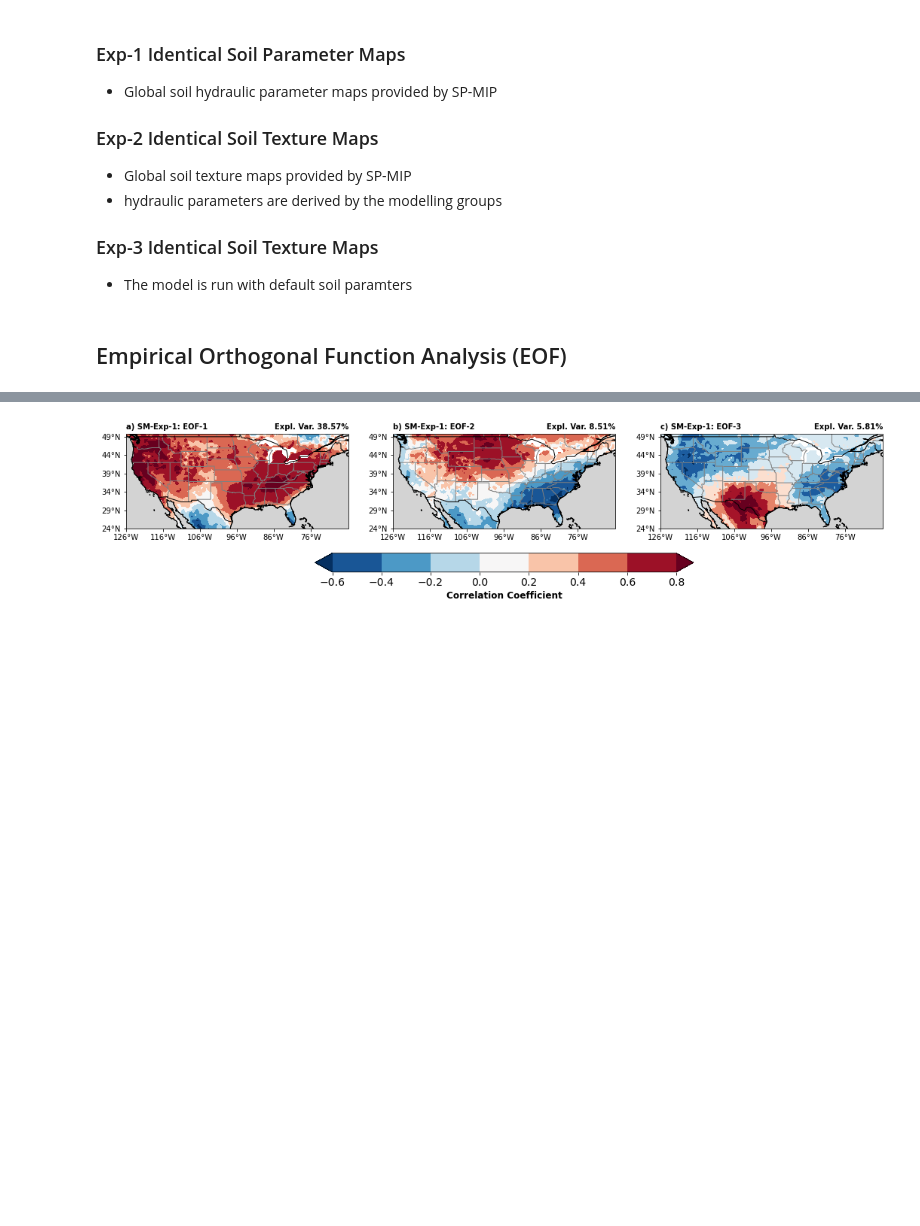
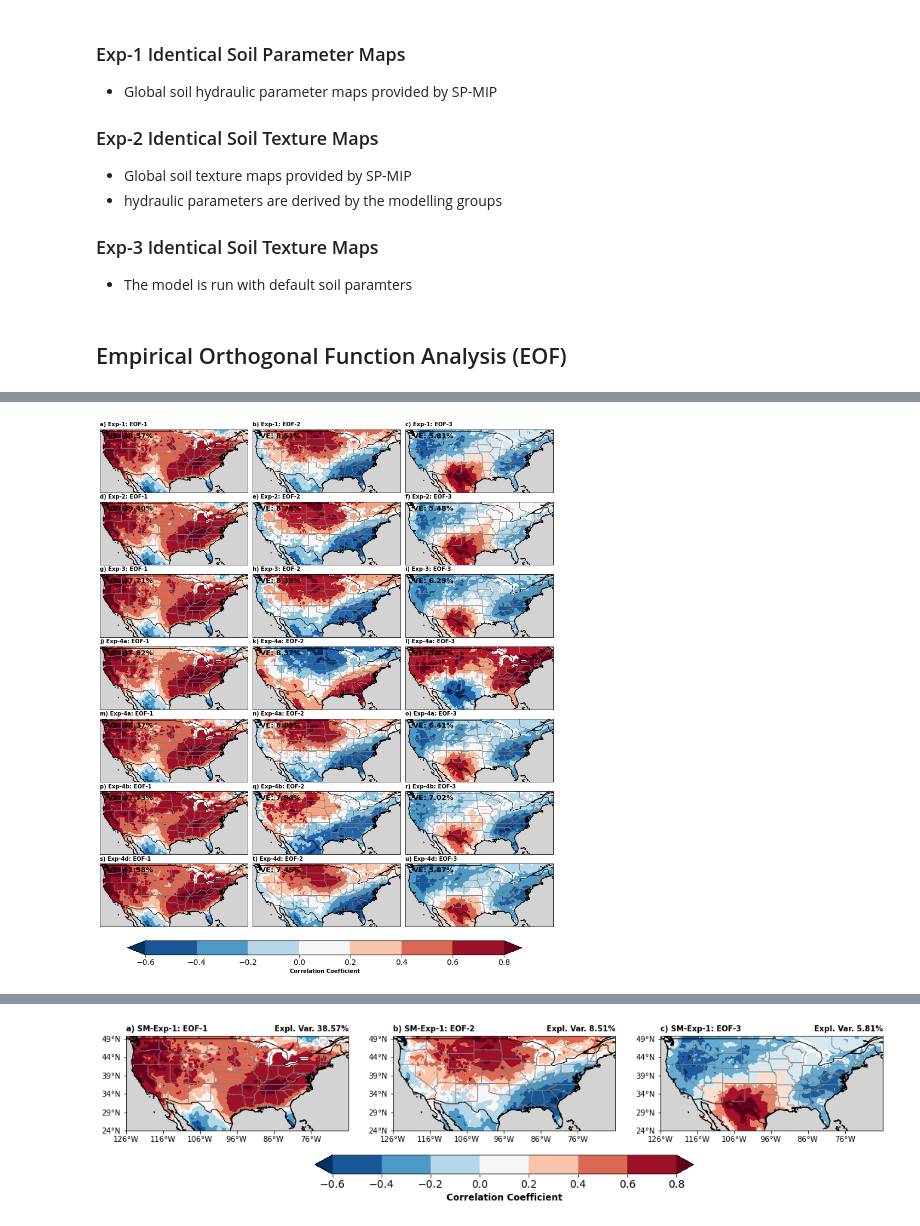
Before and after one commit to kachingasilwimba/EOF-SOM-Analysis, a Jupyter notebook: EOF_SOM.ipynb, the cells around one changed output, grey strips where cells are left out. Cells and saved outputs as stored; diff of their text form; code cells hidden in the pictures; blank space fills up the shorter version.

```diff
--- a/EOF_SOM.ipynb
+++ b/EOF_SOM.ipynb
@@ -105,0 +132,92 @@ eofs1, pcs1, var_fracs1, lambdas1, eofs_corr1, eof_corrpcs1, reconstruction1 = E
+# %%
+def make_contour_plot(eofs, var_fracs, ax, title):
+    # Add cyclic point to the data
+    data, lons = add_cyclic_point(eofs, coord=exp1_mrlsl['lon'])
+
+    # Make a filled contour plot
+    cs = ax.contourf(lons, exp1_mrlsl['lat'], data, transform=ccrs.PlateCarree(),
+                     cmap='RdBu_r', extend='both')
+    states = cfeature.NaturalEarthFeature(category='cultural',
+                                          name='admin_1_states_provinces_lines', scale='50m', facecolor='none')
+    ax.add_feature(states, edgecolor='gray')
+
+    # Set plot title
+    ax.set_title(title, fontweight='bold', fontsize=10, loc='left')
+
+    # Add explained variance fraction as a text box
+    textstr = 'VE: {:.2f}%'.format(var_fracs * 100)
+    ax.text(0.05, 0.95, textstr, transform=ax.transAxes, fontsize=13, fontweight='bold',
+            verticalalignment='top')
+    ax.add_feature(cfeature.OCEAN,color='lightgrey')
+    ax.coastlines()
+    ax.add_feature(cfeature.BORDERS, linestyle='-')
+    ax.add_feature(cfeature.COASTLINE)
+
+    return cs
+
+fig, ax = plt.subplots(nrows=7, ncols=3, figsize=[20, 18], \
+                       subplot_kw={'projection': ccrs.PlateCarree()}, gridspec_kw={'wspace': -0.5, 'hspace': 0.15})
+
+#============================================ EOF Spatial Correlation Maps
+#----------Exp 1
+cs1 = make_contour_plot(eofs_corr1[0, :, :], var_fracs1[0], ax[0, 0], 'a) Exp-1: EOF-1')
+cs2 = make_contour_plot(eofs_corr1[1, :, :], var_fracs1[1], ax[0, 1], 'b) Exp-1: EOF-2')
+cs3 = make_contour_plot(eofs_corr1[2, :, :], var_fracs1[2], ax[0, 2], 'c) Exp-1: EOF-3')
+#----------Exp 2
+cs4 = make_contour_plot(eofs_corr2[0, :, :], var_fracs2[0], ax[1, 0], 'd) Exp-2: EOF-1')
+cs5 = make_contour_plot(eofs_corr2[1, :, :], var_fracs2[1], ax[1, 1], 'e) Exp-2: EOF-2')
+cs6 = make_contour_plot(eofs_corr2[2, :, :], var_fracs2[2], ax[1, 2], 'f) Exp-2: EOF-3')
+#----------Exp 3
+cs7 = make_contour_plot(eofs_corr3[0, :, :], var_fracs3[0], ax[2, 0], 'g) Exp-3: EOF-1')
+cs8 = make_contour_plot(eofs_corr3[1, :, :], var_fracs3[1], ax[2, 1], 'h) Exp-3: EOF-2')
+cs9 = make_contour_plot(eofs_corr3[2, :, :], var_fracs3[2], ax[2, 2], 'i) Exp-3: EOF-3')
+
+#----------Exp 4a
+cs10 = make_contour_plot(eofs_corr4a[0, :, :], var_fracs4a[0], ax[3, 0], 'j) Exp-4a: EOF-1')
+cs11 = make_contour_plot(eofs_corr4a[1, :, :], var_fracs4a[1], ax[3, 1], 'k) Exp-4a: EOF-2')
+cs12 = make_contour_plot(eofs_corr4a[2, :, :], var_fracs4a[2], ax[3, 2], 'l) Exp-4a: EOF-3')
+
+#----------Exp 4b
+cs13 = make_contour_plot(eofs_corr4b[0, :, :], var_fracs4b[0], ax[4, 0], 'm) Exp-4a: EOF-1')
+cs14 = make_contour_plot(eofs_corr4b[1, :, :], var_fracs4b[1], ax[4, 1], 'n) Exp-4a: EOF-2')
+cs15 = make_contour_plot(eofs_corr4b[2, :, :], var_fracs4b[2], ax[4, 2], 'o) Exp-4a: EOF-3')
+
+#----------Exp 4c
+cs16 = make_contour_plot(eofs_corr4c[0, :, :], var_fracs4c[0], ax[5, 0], 'p) Exp-4b: EOF-1')
+cs17 = make_contour_plot(eofs_corr4c[1, :, :], var_fracs4c[1], ax[5, 1], 'q) Exp-4b: EOF-2')
+cs18 = make_contour_plot(eofs_corr4c[2, :, :], var_fracs4c[2], ax[5, 2], 'r) Exp-4b: EOF-3')
+
+#----------Exp 4d
+cs19 = make_contour_plot(eofs_corr4d[0, :, :], var_fracs4d[0], ax[6, 0], 's) Exp-4d: EOF-1')
+cs20 = make_contour_plot(eofs_corr4d[1, :, :], var_fracs4d[1], ax[6, 1], 't) Exp-4d: EOF-2')
+cs21 = make_contour_plot(eofs_corr4d[2, :, :], var_fracs4d[2], ax[6, 2], 'u) Exp-4d: EOF-3')
+
+# Create a single horizontal colorbar
+fig.subplots_adjust(bottom=0.2, top=0.9)  # Adjust the bottom and top spacing to accommodate the colorbar
+cbar_ax = fig.add_axes([0.26, 0.16, 0.5, 0.02])  # Define the position and size of the colorbar axes
+cbar = fig.colorbar(cs1, cax=cbar_ax, orientation='horizontal')
+cbar.ax.tick_params(labelsize=14)
+cbar.set_label('Correlation Coefficient', fontweight='bold', fontsize=10)
+
+
+plt.show()
+
+
+def plot_eofs_over_time(years, eof_amplitudes, eof_labels, title, xlabel, ylabel):
+    plt.figure(figsize=(14,3))
+    colors = ['red', 'green', 'blue', 'orange', "cyan", "yellow", "gray", "purple"]
+    for i in range(len(eof_amplitudes)):
+#         plt.plot(years, np.delete(eof_amplitudes[i],-1), label=eof_labels[i], linewidth=3, linestyle='dashed', marker="o")
+        plt.plot(years, eof_amplitudes[i], label=eof_labels[i], linewidth=2, linestyle='dashed', color=colors[i])
+    plt.xlabel(xlabel, fontweight='bold', fontsize=12)
+    plt.ylabel(ylabel, fontweight='bold', fontsize=12)
+    plt.title(title, fontweight='bold', loc='left', size=12)
+    plt.legend(loc="upper right", fontsize=8)
+    plt.ticklabel_format(axis="y", style="sci", scilimits=(0,0))
+    plt.axhline(0, color='k')
+    plt.minorticks_on()
+    plt.grid(linestyle=':', linewidth=0.5, color='k')
+    plt.subplots_adjust(left=-0.19, right=0.8, top=0.8, bottom=0.1)
+    plt.show()
+# %% [output]
+[figure, added]
```
Also changed, not shown: parts of 13 cells of this notebook.
